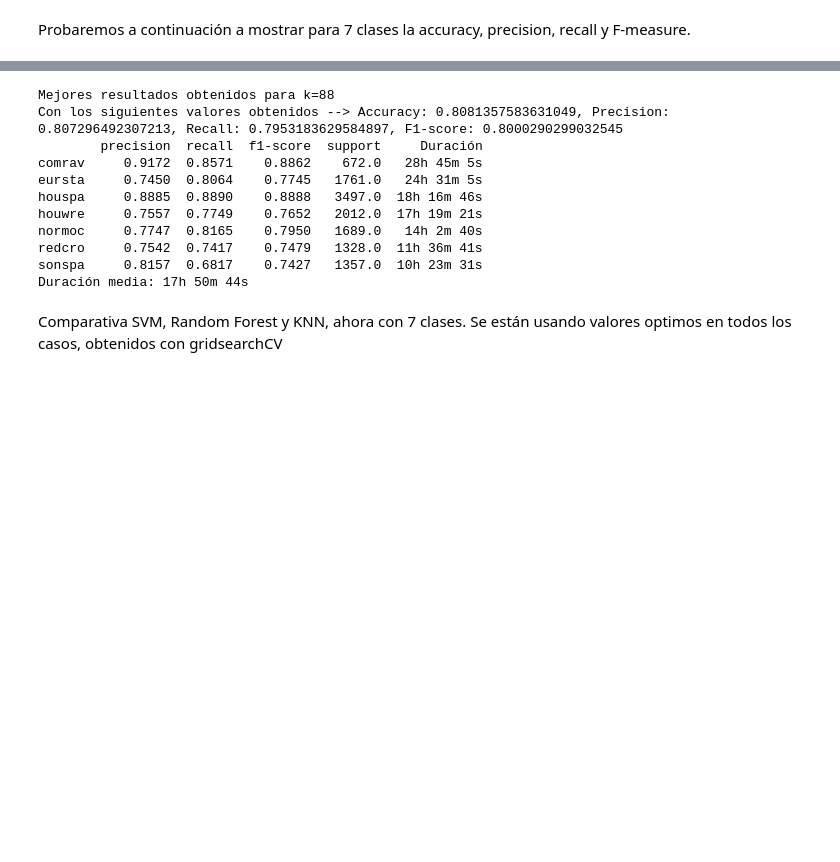
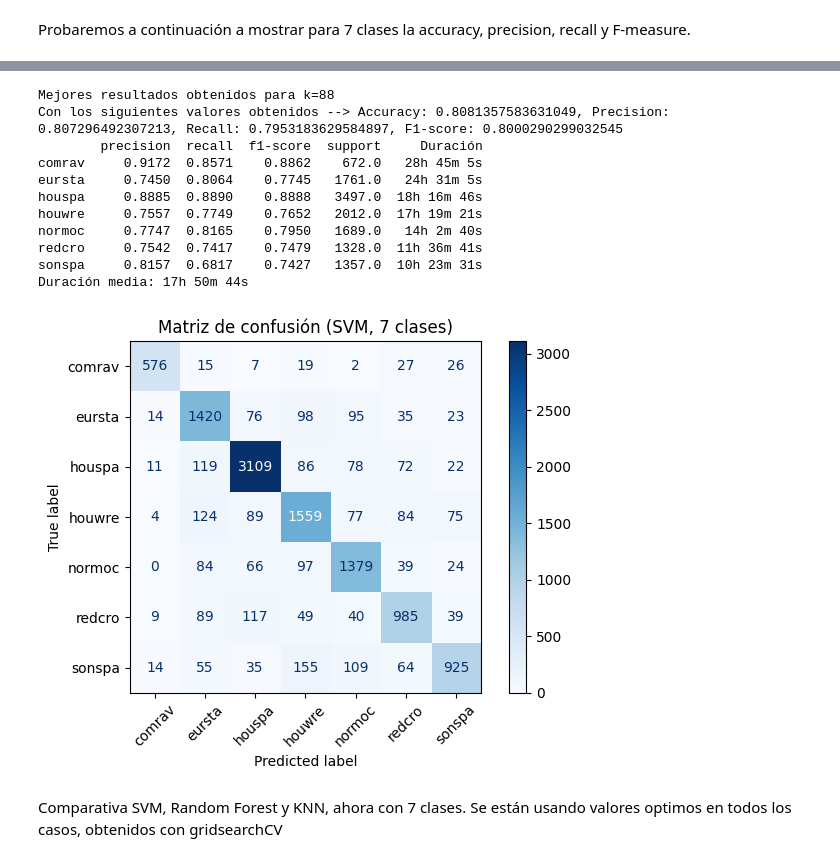
Before and after one commit to martinpardavila/TFG-Martin, a Jupyter notebook: mejores_pajaros_seleccion.ipynb, the cells around one changed output, grey strips where cells are left out. Cells and saved outputs as stored; diff of their text form; code cells hidden in the pictures; blank space fills up the shorter version.

```diff
--- a/mejores_pajaros_seleccion.ipynb
+++ b/mejores_pajaros_seleccion.ipynb
@@ -684,33 +701,48 @@ report_df = pd.DataFrame(report_dict).T.iloc[:-3]  # Excluimos 'accuracy', 'macr
 
 # Añadir duración en minutos
 report_df["Duración"] = duracion
 
 # Redondear todo a 4 decimales
 report_df = report_df.round(4)
 
 print(report_df)
 
 duraciones = durations_sorted.head(top_n)  # Serie con duraciones en segundos
 media_segundos = duraciones.mean()
 
 horas = int(media_segundos // 3600)
 minutos = int((media_segundos % 3600) // 60)
 segundos = int(media_segundos % 60)
 
 media_formateada = f"{horas}h {minutos}m {segundos}s"
 print("Duración media:", media_formateada)
+
+from sklearn.metrics import confusion_matrix, ConfusionMatrixDisplay
+
+class_names = encoder.classes_
+
+cm = confusion_matrix(y_encoded, y_pred)
+disp = ConfusionMatrixDisplay(confusion_matrix=cm, display_labels=class_names)
+disp.plot(cmap='Blues', xticks_rotation=45)
+
+import matplotlib.pyplot as plt
+
+plt.title("Matriz de confusión (SVM, 7 clases)")
+plt.tight_layout()
+plt.show()
 # %% [output]
 Mejores resultados obtenidos para k=88
 Con los siguientes valores obtenidos --> Accuracy: 0.8081357583631049, Precision: 0.807296492307213, Recall: 0.7953183629584897, F1-score: 0.8000290299032545
         precision  recall  f1-score  support     Duración
 comrav     0.9172  0.8571    0.8862    672.0   28h 45m 5s
 eursta     0.7450  0.8064    0.7745   1761.0   24h 31m 5s
 houspa     0.8885  0.8890    0.8888   3497.0  18h 16m 46s
 houwre     0.7557  0.7749    0.7652   2012.0  17h 19m 21s
 normoc     0.7747  0.8165    0.7950   1689.0   14h 2m 40s
 redcro     0.7542  0.7417    0.7479   1328.0  11h 36m 41s
 sonspa     0.8157  0.6817    0.7427   1357.0  10h 23m 31s
 Duración media: 17h 50m 44s
+[figure, added]
 # %% [markdown]
 Comparativa SVM, Random Forest y KNN, ahora con 7 clases. Se están usando valores optimos en todos los casos, obtenidos con gridsearchCV
 # %%
```
Also changed, not shown: parts of 3 cells of this notebook.
